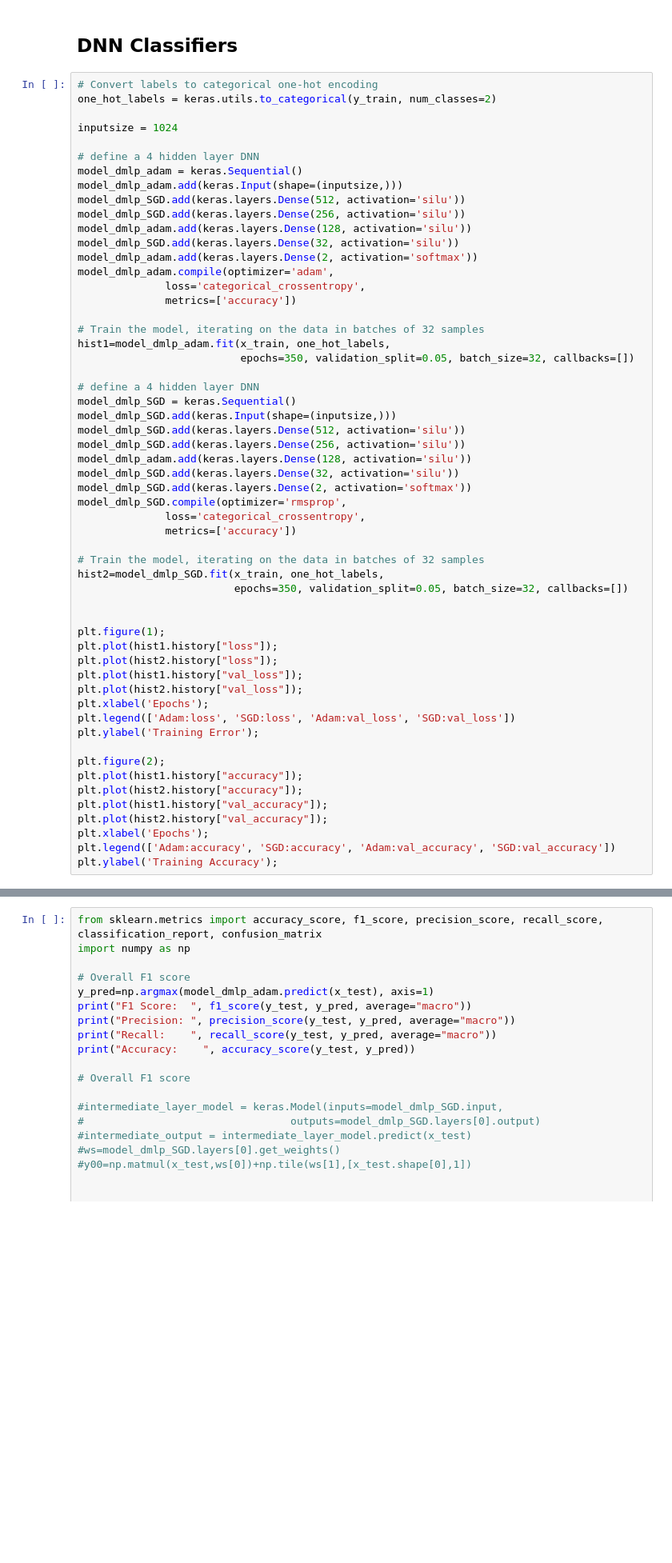
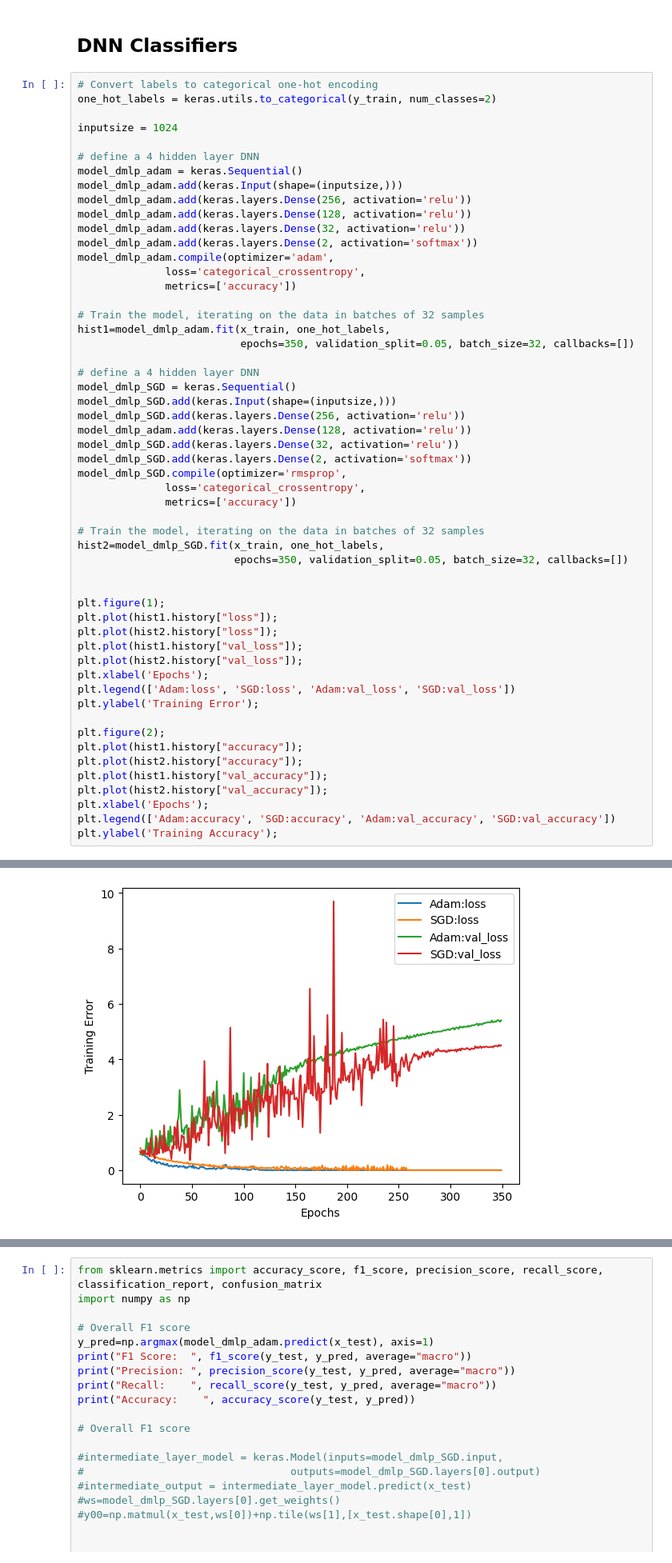
Before and after one commit to Panperception/Face2Brain, a Jupyter notebook: Face2Brain_Models.ipynb, the cells around one changed output, grey strips where cells are left out. Shown at 80% size. Saved outputs shown, nothing was run; the diff lists cells and outputs as text; blank space fills up the shorter version.

```diff
--- a/Face2Brain_Models.ipynb
+++ b/Face2Brain_Models.ipynb
@@ -50,10 +50,9 @@ inputsize = 1024
 # define a 4 hidden layer DNN
 model_dmlp_adam = keras.Sequential()
 model_dmlp_adam.add(keras.Input(shape=(inputsize,)))
-model_dmlp_SGD.add(keras.layers.Dense(512, activation='silu'))
-model_dmlp_SGD.add(keras.layers.Dense(256, activation='silu'))
-model_dmlp_adam.add(keras.layers.Dense(128, activation='silu'))
-model_dmlp_SGD.add(keras.layers.Dense(32, activation='silu'))
+model_dmlp_adam.add(keras.layers.Dense(256, activation='relu'))
+model_dmlp_adam.add(keras.layers.Dense(128, activation='relu'))
+model_dmlp_adam.add(keras.layers.Dense(32, activation='relu'))
 model_dmlp_adam.add(keras.layers.Dense(2, activation='softmax'))
 model_dmlp_adam.compile(optimizer='adam',
               loss='categorical_crossentropy',
@@ -66,10 +65,9 @@ hist1=model_dmlp_adam.fit(x_train, one_hot_labels,
 # define a 4 hidden layer DNN
 model_dmlp_SGD = keras.Sequential()
 model_dmlp_SGD.add(keras.Input(shape=(inputsize,)))
-model_dmlp_SGD.add(keras.layers.Dense(512, activation='silu'))
-model_dmlp_SGD.add(keras.layers.Dense(256, activation='silu'))
-model_dmlp_adam.add(keras.layers.Dense(128, activation='silu'))
-model_dmlp_SGD.add(keras.layers.Dense(32, activation='silu'))
+model_dmlp_SGD.add(keras.layers.Dense(256, activation='relu'))
+model_dmlp_adam.add(keras.layers.Dense(128, activation='relu'))
+model_dmlp_SGD.add(keras.layers.Dense(32, activation='relu'))
 model_dmlp_SGD.add(keras.layers.Dense(2, activation='softmax'))
 model_dmlp_SGD.compile(optimizer='rmsprop',
               loss='categorical_crossentropy',
@@ -101,0 +116 @@ NameError: name 'keras' is not defined
+[figure, added]
```
Also changed, not shown: parts of 13 cells of this notebook.
